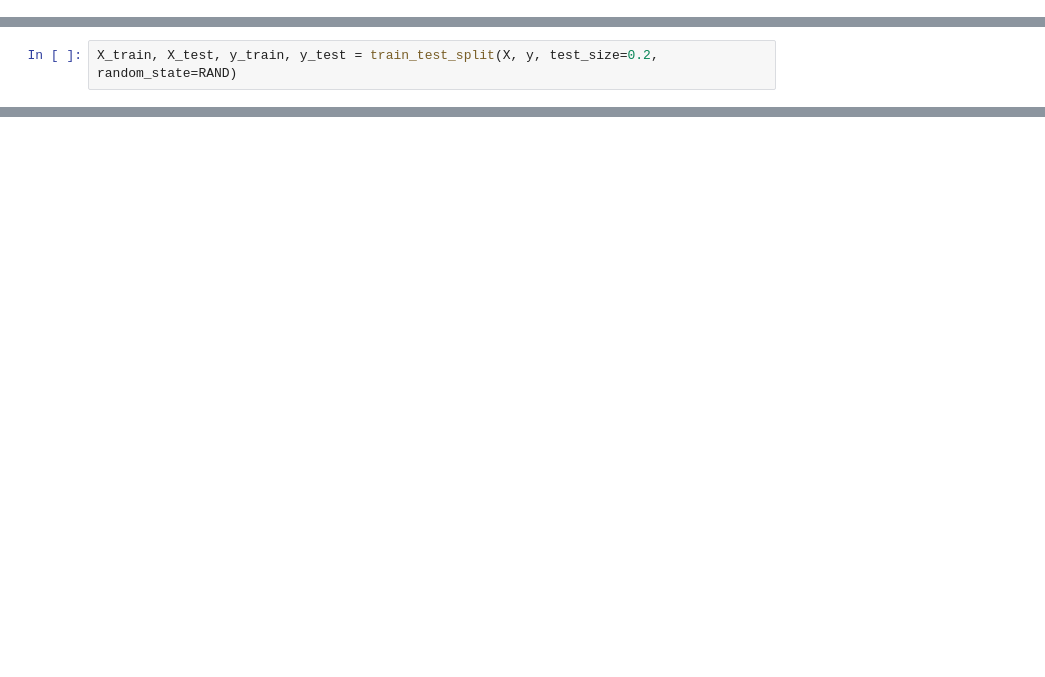
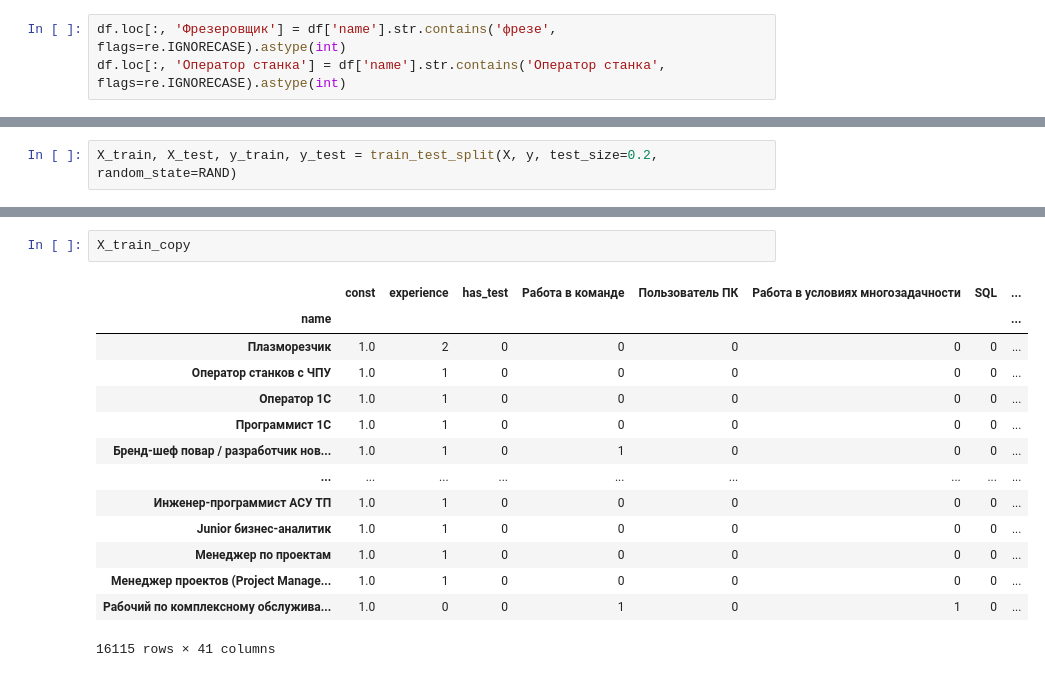
Before and after one commit to denozavrus/Project_Vaccancies, a Jupyter notebook: scripts/Notebooks/Hypothesis.ipynb, the cells around one changed output, grey strips where cells are left out. Cells and saved outputs as stored; diff of their text form; blank space fills up the shorter version.

```diff
--- a/scripts/Notebooks/Hypothesis.ipynb
+++ b/scripts/Notebooks/Hypothesis.ipynb
@@ -987,0 +976,3 @@ df_encoder = df_encoder.set_index('name')
+# %%
+df.loc[:, 'Фрезеровщик'] = df['name'].str.contains('фрезе', flags=re.IGNORECASE).astype(int)
+df.loc[:, 'Оператор станка'] = df['name'].str.contains('Оператор станка', flags=re.IGNORECASE).astype(int)
@@ -1175,0 +1370,17 @@ ________________________________________________________________________________
+# %%
+X_train_copy
+# %% [output]
+|  | const | experience | has_test | Работа в команде | Пользователь ПК | Работа в условиях многозадачности | SQL | ... |
+| name |  |  |  |  |  |  |  | ... |
+| Плазморезчик | 1.0 | 2 | 0 | 0 | 0 | 0 | 0 | ... |
+| Оператор станков с ЧПУ | 1.0 | 1 | 0 | 0 | 0 | 0 | 0 | ... |
+| Оператор 1C | 1.0 | 1 | 0 | 0 | 0 | 0 | 0 | ... |
+| Программист 1C | 1.0 | 1 | 0 | 0 | 0 | 0 | 0 | ... |
+| Бренд-шеф повар / разработчик нов... | 1.0 | 1 | 0 | 1 | 0 | 0 | 0 | ... |
+| ... | ... | ... | ... | ... | ... | ... | ... | ... |
+| Инженер-программист АСУ ТП | 1.0 | 1 | 0 | 0 | 0 | 0 | 0 | ... |
+| Junior бизнес-аналитик | 1.0 | 1 | 0 | 0 | 0 | 0 | 0 | ... |
+| Менеджер по проектам | 1.0 | 1 | 0 | 0 | 0 | 0 | 0 | ... |
+| Менеджер проектов (Project Manage... | 1.0 | 1 | 0 | 0 | 0 | 0 | 0 | ... |
+| Рабочий по комплексному обслужива... | 1.0 | 0 | 0 | 1 | 0 | 1 | 0 | ... |
+16115 rows × 41 columns
```
Also changed, not shown: parts of 49 cells of this notebook.
